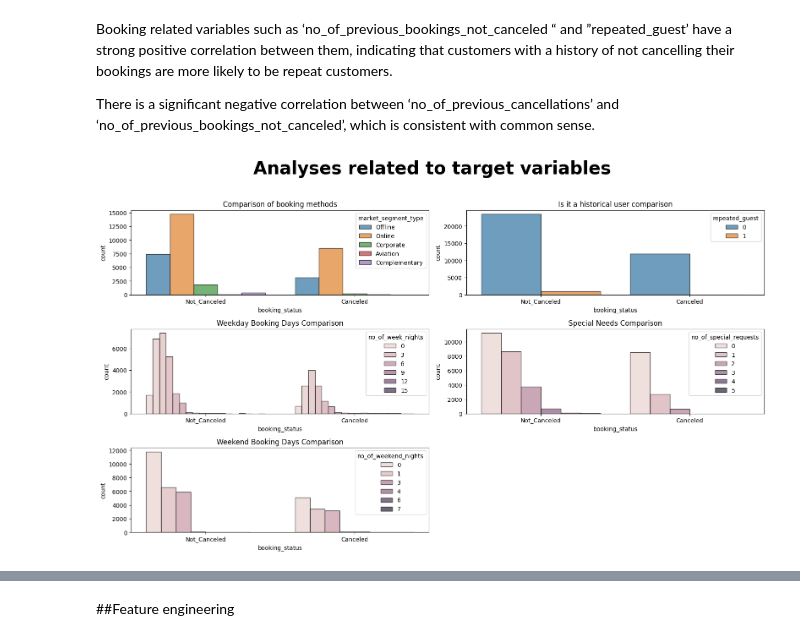
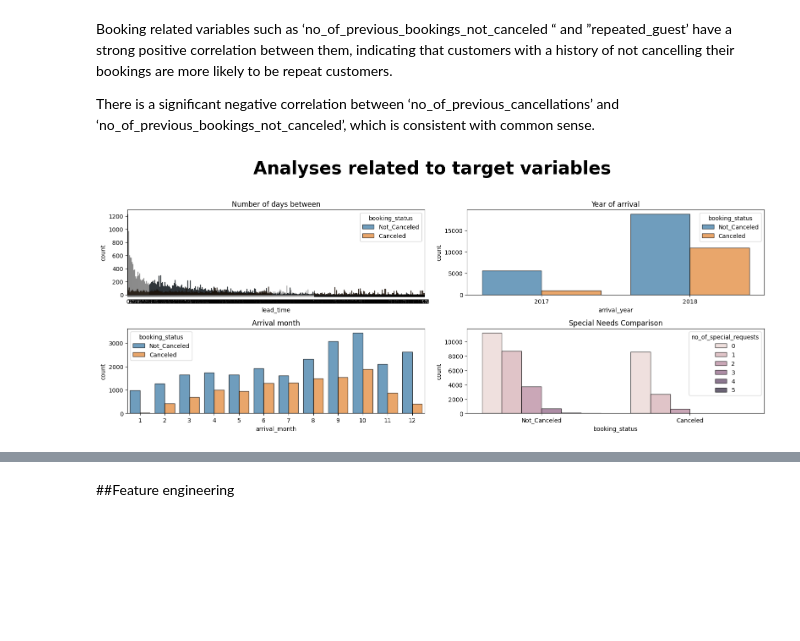
Before and after one commit to guanzi96/spbu-machine-learning-tasks, a Jupyter notebook: hw1_cassification _regression.ipynb, the cells around one changed output, grey strips where cells are left out. Drawn from its saved outputs; the diff is of its cells as text; code cells hidden in the pictures; blank space fills up the shorter version.

```diff
--- a/hw1_cassification _regression.ipynb
+++ b/hw1_cassification _regression.ipynb
@@ -146,20 +142,18 @@ def plot_countplot(subplot_index, x_col, hue_col, title, data, hue = False) -> N
 # %%
 plt.figure(figsize=(16, 12))
 plt.suptitle("Analyses related to target variables", fontweight = "bold", fontsize = 30)
 
-# Comparison of booking methods
-plot_countplot(subplot_index = 1, x_col = 'booking_status', hue_col = 'market_segment_type', title = 'Comparison of booking methods', data = df, hue = True)
-# Is it a historical user comparison
-plot_countplot(subplot_index = 2, x_col = 'booking_status', hue_col = 'repeated_guest', title = 'Is it a historical user comparison',data = df, hue = True)
-# Weekday Booking Days Comparison
-plot_countplot(subplot_index = 3, x_col = 'booking_status', hue_col = 'no_of_week_nights', title = 'Weekday Booking Days Comparison', data = df, hue = True)
+# Number of days between
+plot_countplot(subplot_index = 1, x_col = 'lead_time', hue_col = 'booking_status',title = 'Number of days between', data = df,hue = True)
+# Year of arrival
+plot_countplot(subplot_index = 2, x_col = 'arrival_year', hue_col = 'booking_status', title = 'Year of arrival', data = df,hue = True)
+# Arrival month
+plot_countplot(subplot_index = 3, x_col = 'arrival_month', hue_col = 'booking_status',title = 'Arrival month', data = df,hue = True)
 # Special Needs Comparison
 plot_countplot(subplot_index = 4, x_col = 'booking_status', hue_col = 'no_of_special_requests', title = 'Special Needs Comparison', data = df, hue = True)
-# Comparison of weekend bookings
-plot_countplot(subplot_index = 5, x_col = 'booking_status', hue_col = 'no_of_weekend_nights', title = 'Weekend Booking Days Comparison', data= df, hue = True)
 
 
 plt.tight_layout(rect=[0, 0, 1, 0.96])
 plt.show()
 # %% [output]
-[figure, old version]
+[figure, new version]
```
Also changed, not shown: parts of 13 cells of this notebook.
